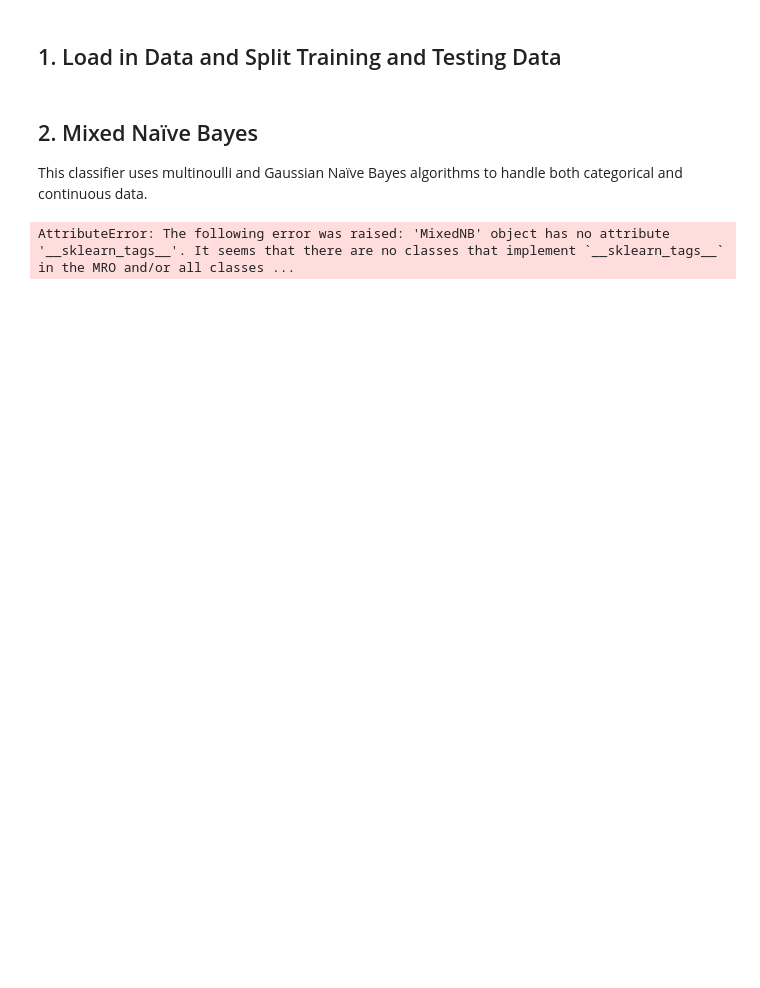
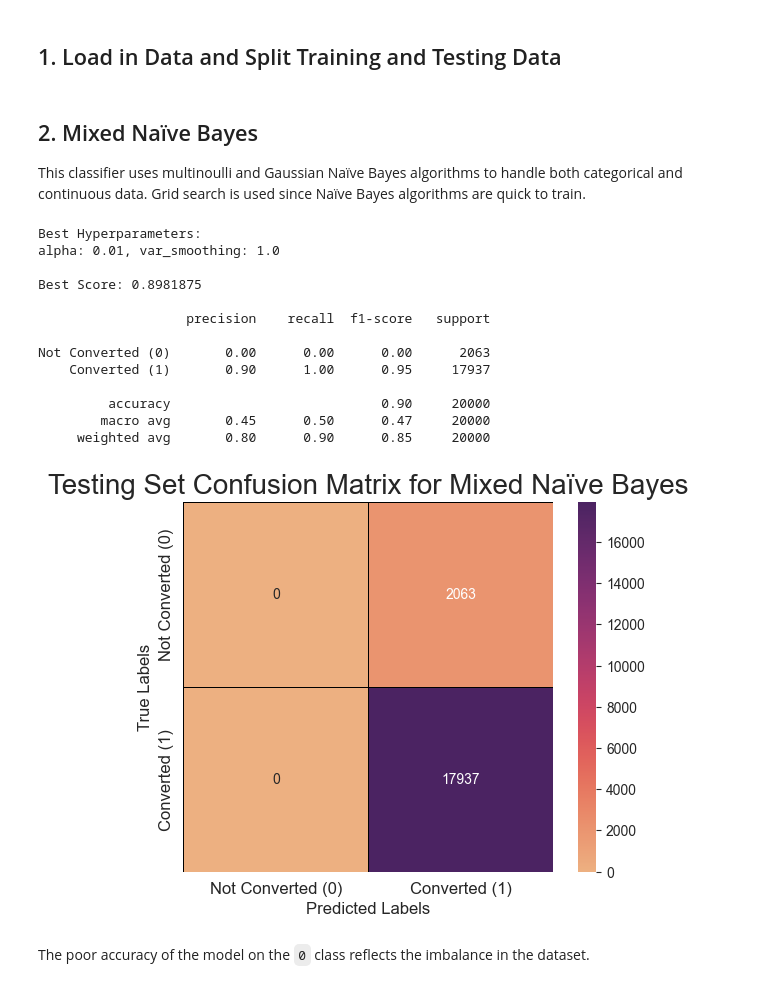
Before and after one commit to DanielDanyang/ECS171-Group10, a Jupyter notebook: naive_bayes.ipynb, the cells around one changed output. Cells and saved outputs as stored; diff of their text form; code cells hidden in the pictures; blank space fills up the shorter version.

Commit message:
Update Naive Bayes Model
Code for the mixed Naive Bayes classifier was updated and runs

```diff
--- a/naive_bayes.ipynb
+++ b/naive_bayes.ipynb
@@ -26,34 +27,69 @@ y_train = y_train.to_numpy().ravel()
 y_test = y_test.to_numpy().ravel()
 # %% [markdown]
 ## 2. Mixed Naïve Bayes
-This classifier uses multinoulli and Gaussian Naïve Bayes algorithms to handle both categorical and continuous data.
+This classifier uses multinoulli and Gaussian Naïve Bayes algorithms to handle both categorical and continuous data. Grid search is used since Naïve Bayes algorithms are quick to train.
-# %%
-# Create mixed Naïve Bayes classifier
-mixed_nb = MixedNB(categorical_features=[1,2,3,4])
-
-# Perform hyperparameter tuning with grid search
-param_grid = {'var_smoothing': np.logspace(0, -9, num=100), 'alpha': [0.01, 0.1, 1.0, 10]}
-grid_search = GridSearchCV(mixed_nb, param_grid=param_grid, cv=5, verbose=2, n_jobs=-1)
-grid_search.fit(x_train, y_train)
-# %% [output]
-AttributeError: The following error was raised: 'MixedNB' object has no attribute '__sklearn_tags__'. It seems that there are no classes that implement `__sklearn_tags__` in the MRO and/or all classes ...
+# %%
+# Perform hyperparameter tuning with grid search
+var_smoothing = np.logspace(0, -9, num=100)
+alphas = [0.01, 0.1, 1.0, 10]
+
+# Initialize variables to track the best accuracy and best hyperparameters
+best_score = 0
+best_params= {'alpha': None, 'var_smoothing': None}
+
+# Iterate over all the hyperparameters
+for var_smoothing_val in var_smoothing:
+    for alpha in alphas:
+        # Create mixed Naïve Bayes classifier
+        mixed_nb = MixedNB(categorical_features=[1,2,3,4], alpha=alpha, var_smoothing=var_smoothing_val)
+        # Calculate cross validation score
+        scores = cross_val_score(mixed_nb, x_train, y_train, cv=5)
+        avg_score = np.mean(scores)
+        # Update best score and best hyperparameters
+        if avg_score > best_score:
+            best_score = avg_score
+            best_params['alpha'] = alpha
+            best_params['var_smoothing'] = var_smoothing_val
 # %%
-# Make predictions on the testing data
-y_pred = mixed_nb.predict(x_test)
+# Display best hyperparameters
+print(f'Best Hyperparameters: \nalpha: {best_params['alpha']}, var_smoothing: {best_params['var_smoothing']}')
+print(f'\nBest Score: {best_score}\n')
 
-# Display metrics on predictions
-class_report = classification_report(y_test, y_pred, target_names=['Not Converted (0)', 'Converted (1)'])
+# Make predictions on test data
+best_model = MixedNB(categorical_features=[1,2,3,4], alpha=best_params['alpha'], var_smoothing=best_params['var_smoothing'])
+best_model.fit(x_train, y_train)
+y_pred = best_model.predict(x_test)
+
+# Display metrics
+class_report = classification_report(y_test, y_pred, target_names=['Not Converted (0)', 'Converted (1)'], zero_division=0)
 print(class_report)
 
 # Create confusion matrix for the testing set
 matrix_labels = ['Not Converted (0)', 'Converted (1)']
 matrix = confusion_matrix(y_test, y_pred)
 ax = plt.subplot()
 sns.heatmap(matrix, annot=True, fmt="g", ax=ax, cmap="flare",
             linewidths=0.5, linecolor="black", square=True)
-ax.set_title("Testing Set Confusion Matrix", fontsize=20)
+ax.set_title("Testing Set Confusion Matrix for Mixed Naïve Bayes", fontsize=20)
 ax.set_xlabel("Predicted Labels", fontsize=12)
 ax.set_ylabel("True Labels", fontsize=12)
 ax.xaxis.set_ticklabels(matrix_labels, fontsize=12)
 ax.yaxis.set_ticklabels(matrix_labels, fontsize=12)
 plt.show()
+# %% [output]
+Best Hyperparameters:
+alpha: 0.01, var_smoothing: 1.0
+
+Best Score: 0.8981875
+
+                   precision    recall  f1-score   support
+
+Not Converted (0)       0.00      0.00      0.00      2063
+    Converted (1)       0.90      1.00      0.95     17937
+
+         accuracy                           0.90     20000
+        macro avg       0.45      0.50      0.47     20000
+     weighted avg       0.80      0.90      0.85     20000
+[figure, added]
+# %% [markdown]
+The poor accuracy of the model on the `0` class reflects the imbalance in the dataset.
```
Also changed, not shown: parts of 1 cell of this notebook, 2 other files.
